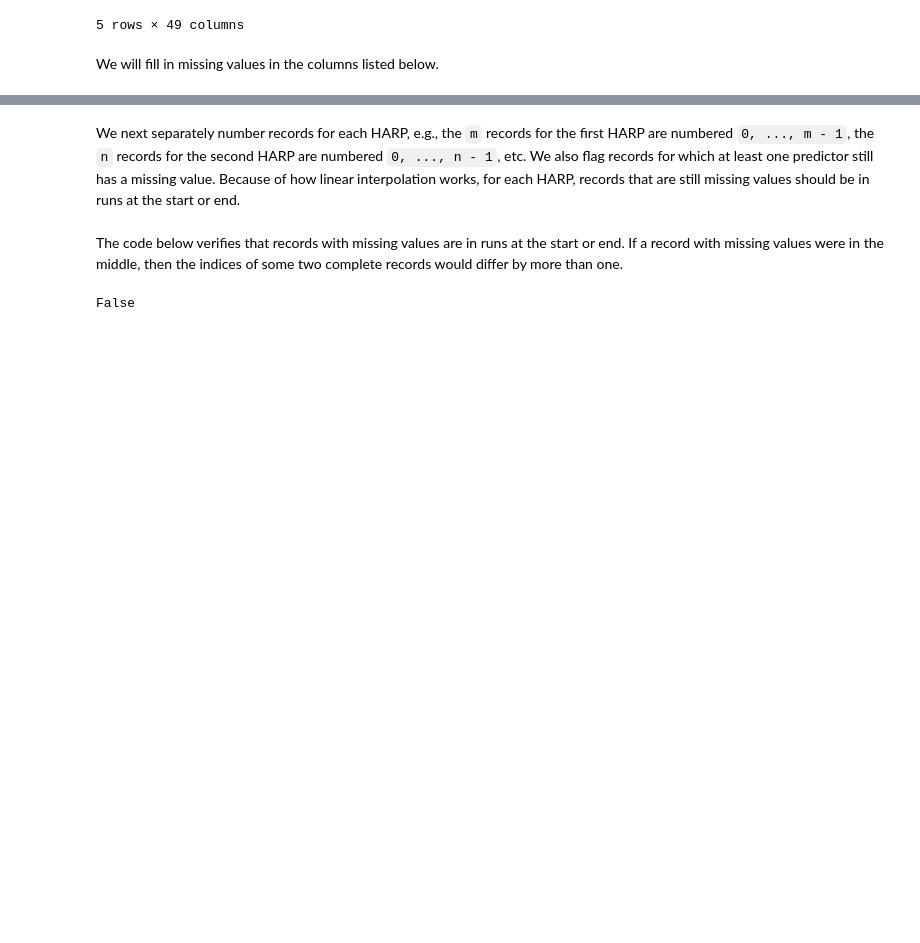
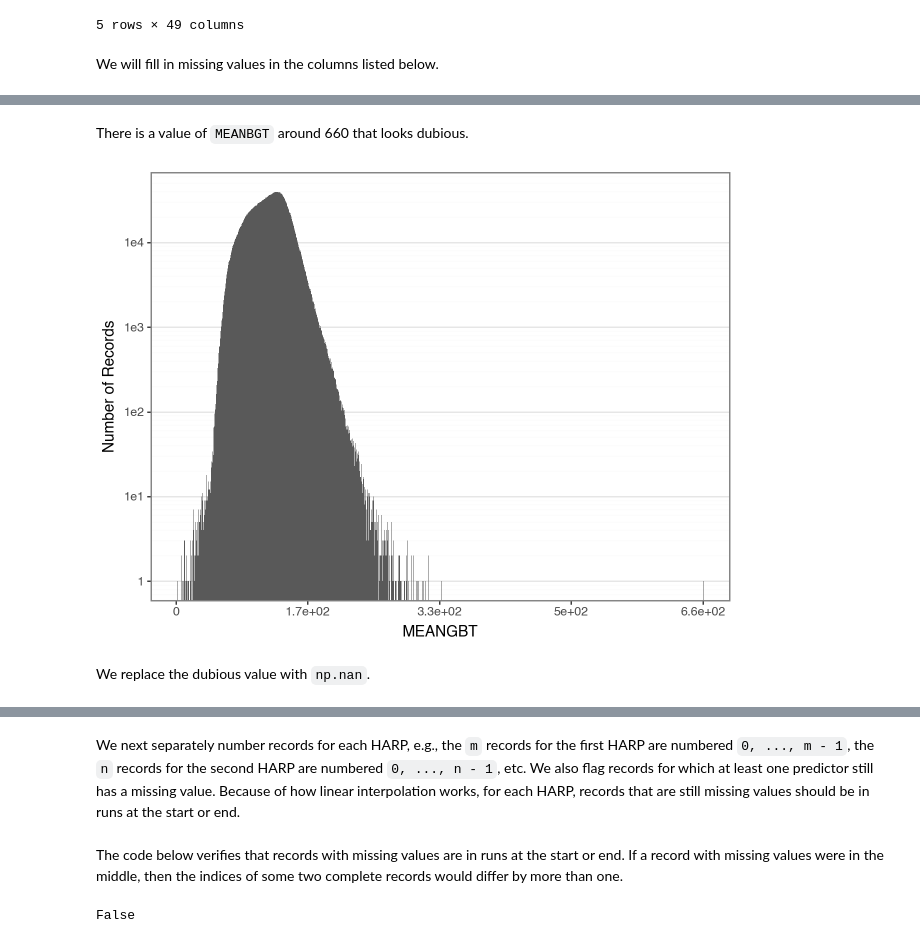
Before and after one commit to victorverma/harp_data, a Jupyter notebook: hmi_sharp_cea_720s/data/impute_harp_data.ipynb, the cells around one changed output, grey strips where cells are left out. Saved outputs shown, nothing was run; the diff lists cells and outputs as text; code cells hidden in the pictures; blank space fills up the shorter version.

Commit message:
Replace implausible predictor vals with NaN

```diff
--- a/hmi_sharp_cea_720s/data/impute_harp_data.ipynb
+++ b/hmi_sharp_cea_720s/data/impute_harp_data.ipynb
@@ -30,0 +91,9 @@ all_predictors = [
+# %% [markdown]
+There is a value of `MEANBGT` around 660 that looks dubious.
+# %%
+meangbt_histogram = make_histogram("MEANGBT", use_log_scale_for_y=True)
+meangbt_histogram
+# %% [output]
+[figure, added]
+# %% [markdown]
+We replace the dubious value with `np.nan`.
```
Also changed, not shown: parts of 71 cells of this notebook.
